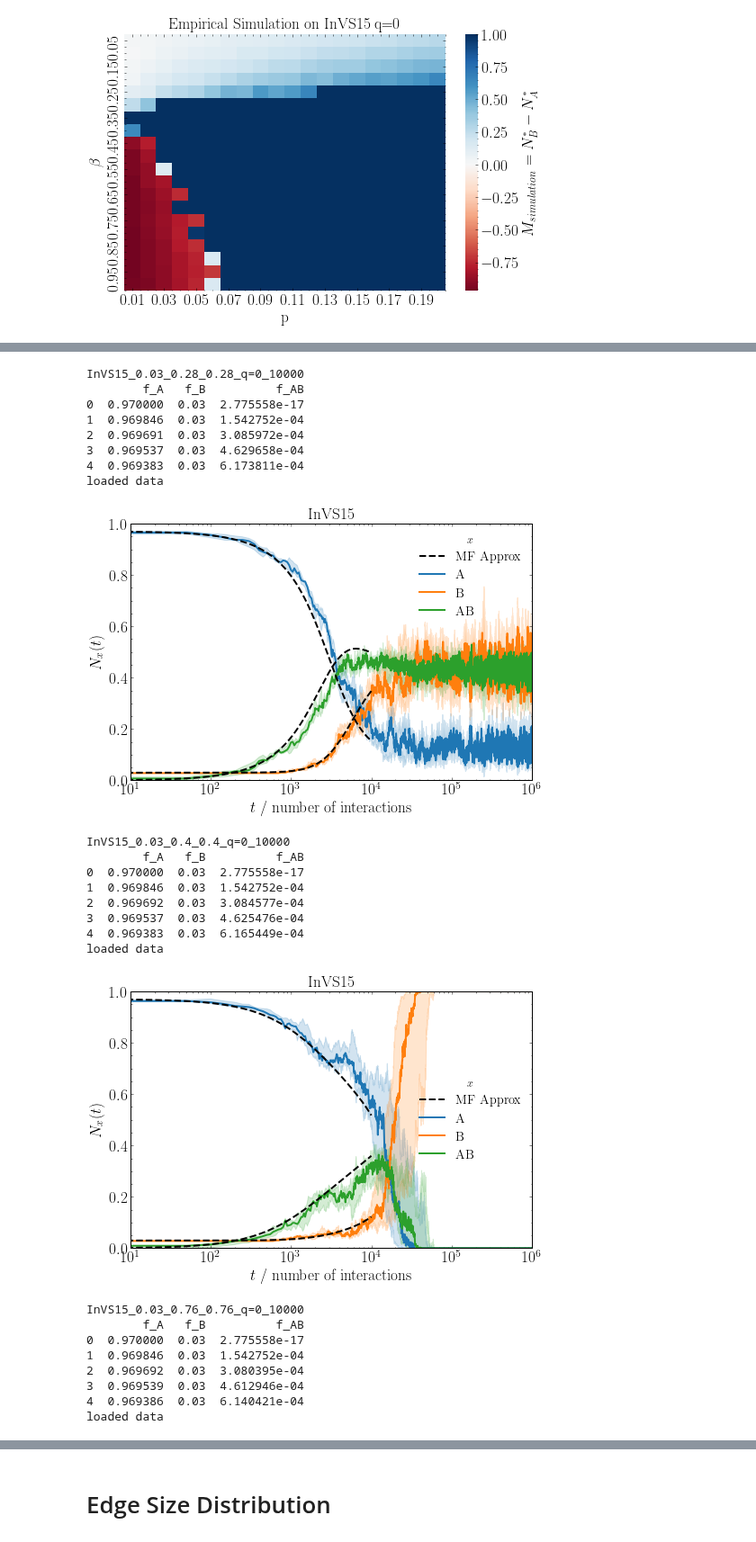
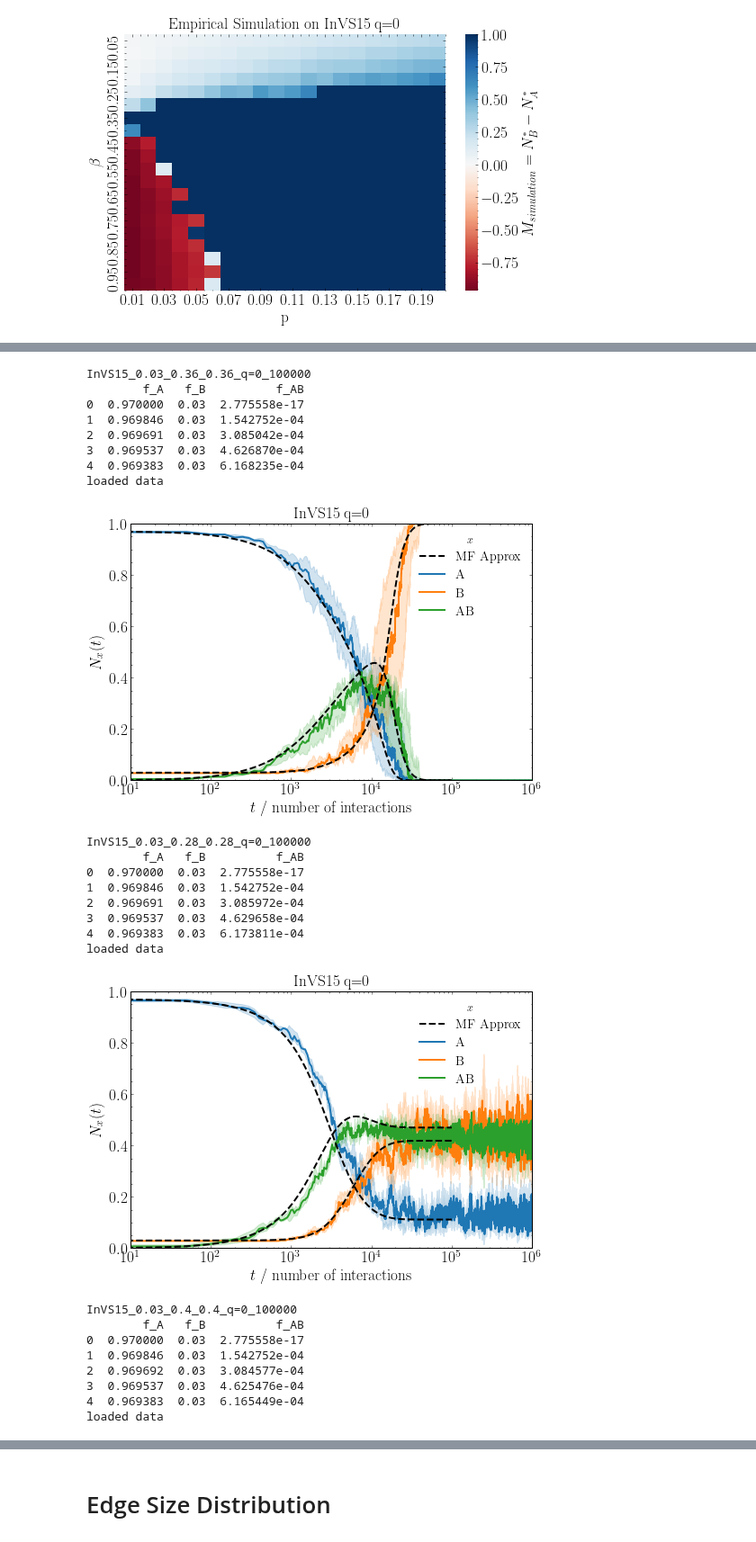
Before and after one commit to tomcjackc/higher-order-social-dynamics, a Jupyter notebook: mean-field_studies/preacher/numerical_integration/Plotting Numerical Integration in Proper Style.ipynb, the cells around one changed output, grey strips where cells are left out. Shown at 90% size. Cells and saved outputs as stored; diff of their text form; code cells hidden in the pictures.

```diff
--- a/mean-field_studies/preacher/numerical_integration/Plotting Numerical Integration in Proper Style.ipynb
+++ b/mean-field_studies/preacher/numerical_integration/Plotting Numerical Integration in Proper Style.ipynb
@@ -22,8 +22,8 @@ import seaborn as sb
 mpl.style.use('report_style.mplstyle')
 # %%
 ps = [0.03]#np.linspace(0.01, 0.2, 20)
-betas = [0.16, 0.28, 0.4, 0.76]#np.linspace(0.05, 1, 20)
-run_length = 10**4
+betas = [0.16, 0.36, 0.28, 0.4, 0.76]#np.linspace(0.05, 1, 20)
+run_length = 10**5
 qs = [0,1]
 ensemble_size=10
 social_structures = ['InVS15']#, 'LyonSchool', 'SFHH', 'Thiers13']
@@ -110,7 +110,7 @@ for social_structure in social_structures:
 
                     beta_non_committed = beta
                     beta_committed = beta
-                    fname = f'{social_structure}_{p}_{beta_non_committed}_{beta_committed}_q={q}_{run_length*100}_{ensemble_size}'
+                    fname = f'{social_structure}_{p}_{beta_non_committed}_{beta_committed}_q={q}_{run_length*10}_{ensemble_size}'
 
                     data = genfromtxt(f'outputs/sim_{fname}.csv', delimiter=',')
 
@@ -147,7 +147,7 @@ for social_structure in social_structures:
                     plt.fill_between(t, y1=AB_data_25, y2=AB_data_75, color='tab:green', alpha=0.2)
 
                     #plt.title(r'$\beta$' + f' = {beta_non_committed} and q={q}')
-                    plt.title(social_structure)
+                    plt.title(f'{social_structure} q={q} '+r'$\beta$'')
                     plt.xlabel('$t$ / number of interactions')
                     plt.ylabel(r'$N_{x}(t)$')
                     plt.legend(title=r'$x$')
@@ -168,26 +168,26 @@ loaded data
-InVS15_0.03_0.28_0.28_q=0_10000
+InVS15_0.03_0.36_0.36_q=0_100000
         f_A   f_B          f_AB
 0  0.970000  0.03  2.775558e-17
 1  0.969846  0.03  1.542752e-04
-2  0.969691  0.03  3.085972e-04
-3  0.969537  0.03  4.629658e-04
-4  0.969383  0.03  6.173811e-04
+2  0.969691  0.03  3.085042e-04
+3  0.969537  0.03  4.626870e-04
+4  0.969383  0.03  6.168235e-04
 loaded data
-[figure, old version]
+[figure, new version]
-InVS15_0.03_0.4_0.4_q=0_10000
+InVS15_0.03_0.28_0.28_q=0_100000
         f_A   f_B          f_AB
 0  0.970000  0.03  2.775558e-17
 1  0.969846  0.03  1.542752e-04
-2  0.969692  0.03  3.084577e-04
-3  0.969537  0.03  4.625476e-04
-4  0.969383  0.03  6.165449e-04
+2  0.969691  0.03  3.085972e-04
+3  0.969537  0.03  4.629658e-04
+4  0.969383  0.03  6.173811e-04
 loaded data
-[figure, old version]
+[figure, new version]
-InVS15_0.03_0.76_0.76_q=0_10000
+InVS15_0.03_0.4_0.4_q=0_100000
         f_A   f_B          f_AB
 0  0.970000  0.03  2.775558e-17
 1  0.969846  0.03  1.542752e-04
-2  0.969692  0.03  3.080395e-04
-3  0.969539  0.03  4.612946e-04
-4  0.969386  0.03  6.140421e-04
+2  0.969692  0.03  3.084577e-04
+3  0.969537  0.03  4.625476e-04
+4  0.969383  0.03  6.165449e-04
 loaded data
```
Also changed, not shown: parts of 1 cell of this notebook, 11 other files.
